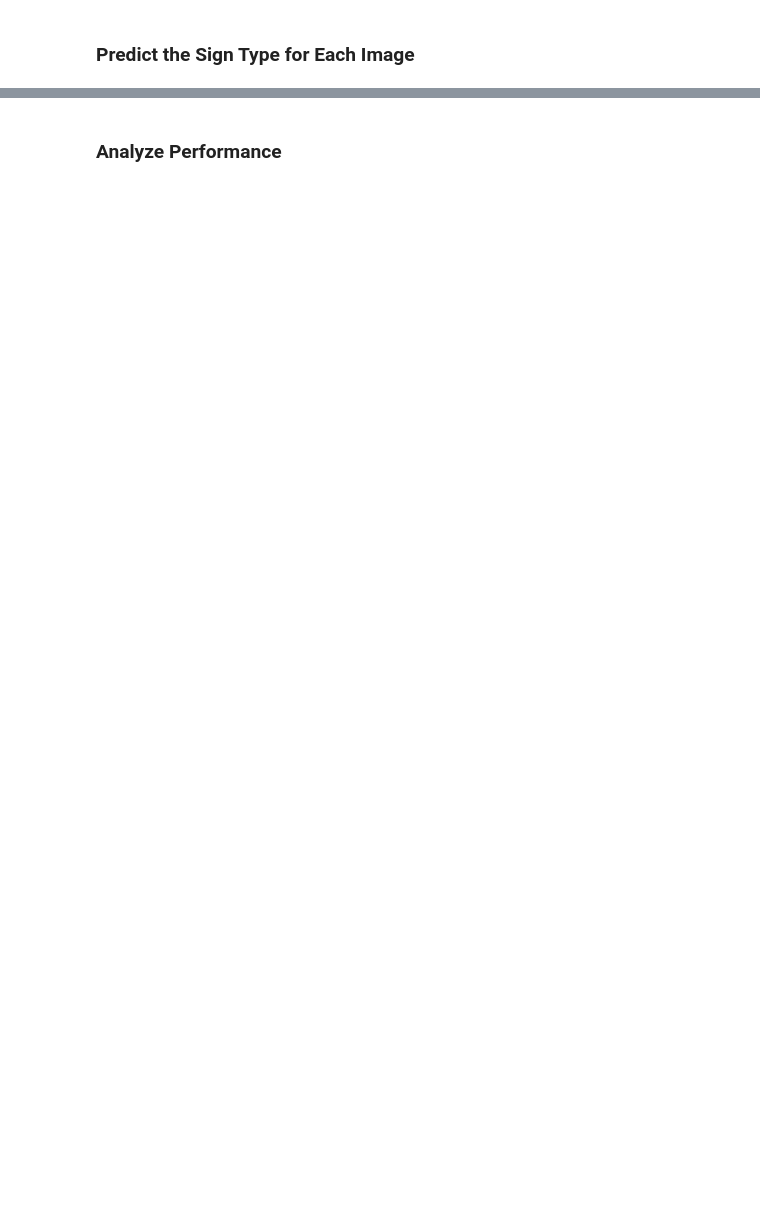
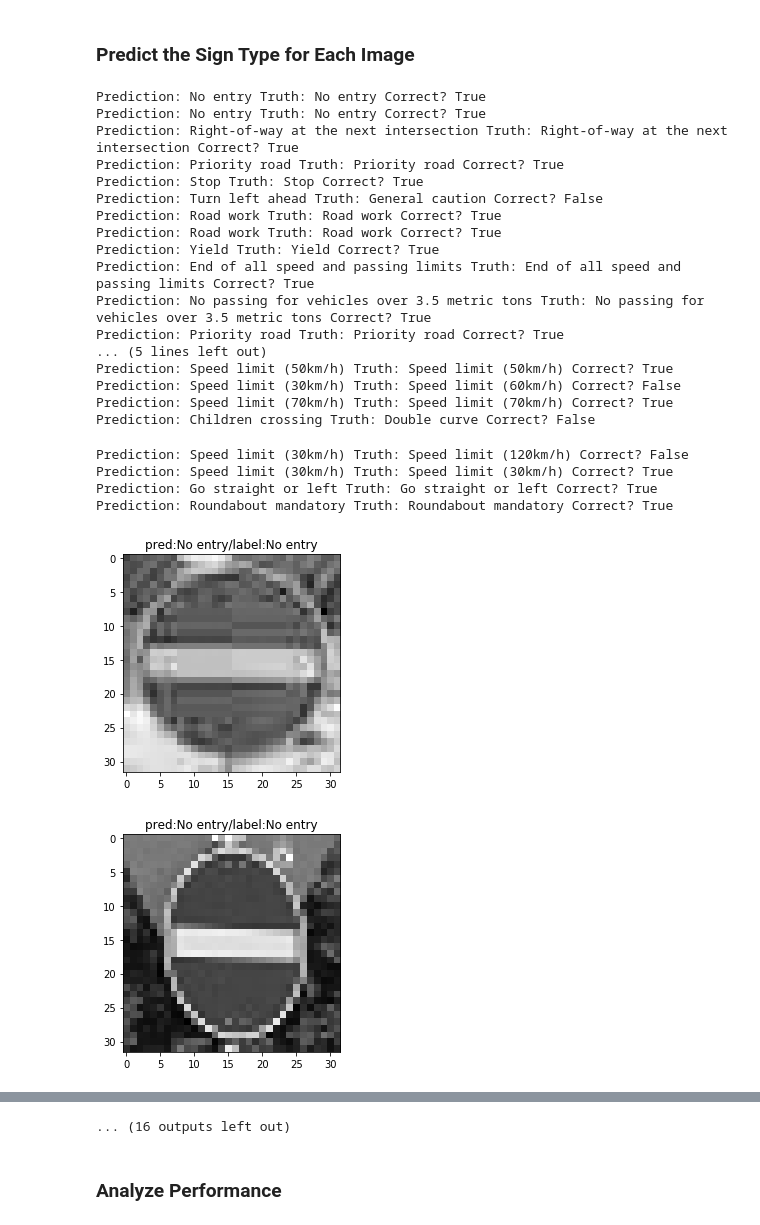
Before and after one commit to ferdy182/CarND-Traffic-Sign-Classifier-P2, a Jupyter notebook: Traffic_Sign_Classifier.ipynb, the cells around one changed output, grey strips where cells are left out. Saved outputs shown, nothing was run; the diff lists cells and outputs as text; code cells hidden in the pictures; blank space fills up the shorter version.

```diff
--- a/Traffic_Sign_Classifier.ipynb
+++ b/Traffic_Sign_Classifier.ipynb
@@ -458,4 +483,39 @@ for name in images:
 # %%
 ### Run the predictions here and use the model to output the prediction for each image.
 ### Make sure to pre-process the images with the same pre-processing pipeline used earlier.
 ### Feel free to use as many code cells as needed.
+
+
+with tf.Session() as sess:
+    new_saver = tf.train.import_meta_graph('lenet_zscore.meta')
+    new_saver.restore(sess, tf.train.latest_checkpoint('.'))
+    result = sess.run(tf.argmax(logits, 1), feed_dict={x: data, keep_prob: 1.0})
+    for i, prediction in enumerate(result):
+        p = label_dict[prediction]
+        t = label_dict[truth[i]]
+        showImage(data[i], "pred:{}/label:{}".format(p,t))
+        print("Prediction: {} Truth: {} Correct? {}".format(p, t, p==t))
+# %% [output]
+Prediction: No entry Truth: No entry Correct? True
+Prediction: No entry Truth: No entry Correct? True
+Prediction: Right-of-way at the next intersection Truth: Right-of-way at the next intersection Correct? True
+Prediction: Priority road Truth: Priority road Correct? True
+Prediction: Stop Truth: Stop Correct? True
+Prediction: Turn left ahead Truth: General caution Correct? False
+Prediction: Road work Truth: Road work Correct? True
+Prediction: Road work Truth: Road work Correct? True
+Prediction: Yield Truth: Yield Correct? True
+Prediction: End of all speed and passing limits Truth: End of all speed and passing limits Correct? True
+Prediction: No passing for vehicles over 3.5 metric tons Truth: No passing for vehicles over 3.5 metric tons Correct? True
+Prediction: Priority road Truth: Priority road Correct? True
+... (5 lines left out)
+Prediction: Speed limit (50km/h) Truth: Speed limit (50km/h) Correct? True
+Prediction: Speed limit (30km/h) Truth: Speed limit (60km/h) Correct? False
+Prediction: Speed limit (70km/h) Truth: Speed limit (70km/h) Correct? True
+Prediction: Children crossing Truth: Double curve Correct? False
+Prediction: Speed limit (30km/h) Truth: Speed limit (120km/h) Correct? False
+Prediction: Speed limit (30km/h) Truth: Speed limit (30km/h) Correct? True
+Prediction: Go straight or left Truth: Go straight or left Correct? True
+Prediction: Roundabout mandatory Truth: Roundabout mandatory Correct? True
+[figure, added]
+[figure, added]
@@ -462,3 +530,4 @@ for name in images:
+... (16 outputs left out)
 # %% [markdown]
 ### Analyze Performance
 # %%
```
Also changed, not shown: parts of 11 cells of this notebook, 30 other files.
